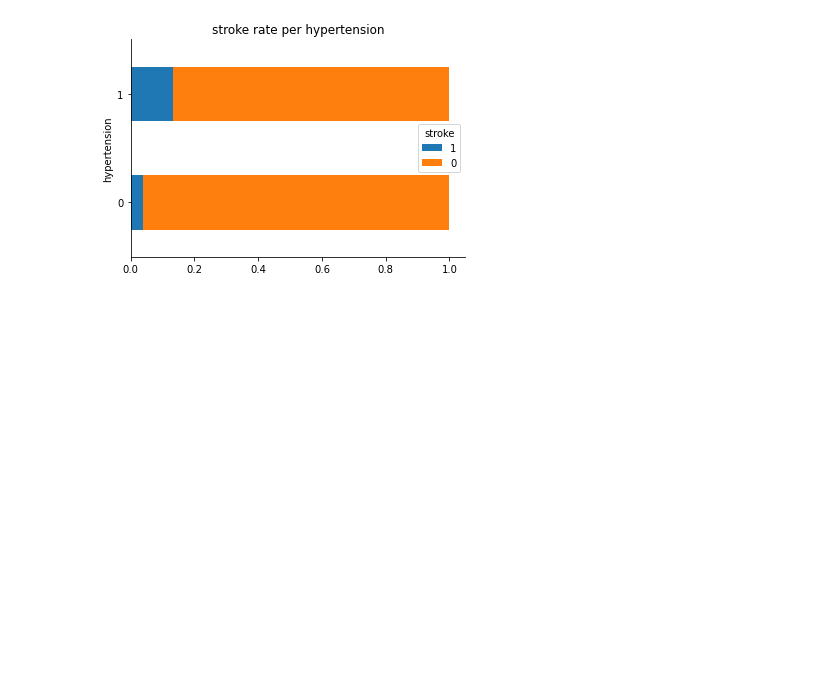
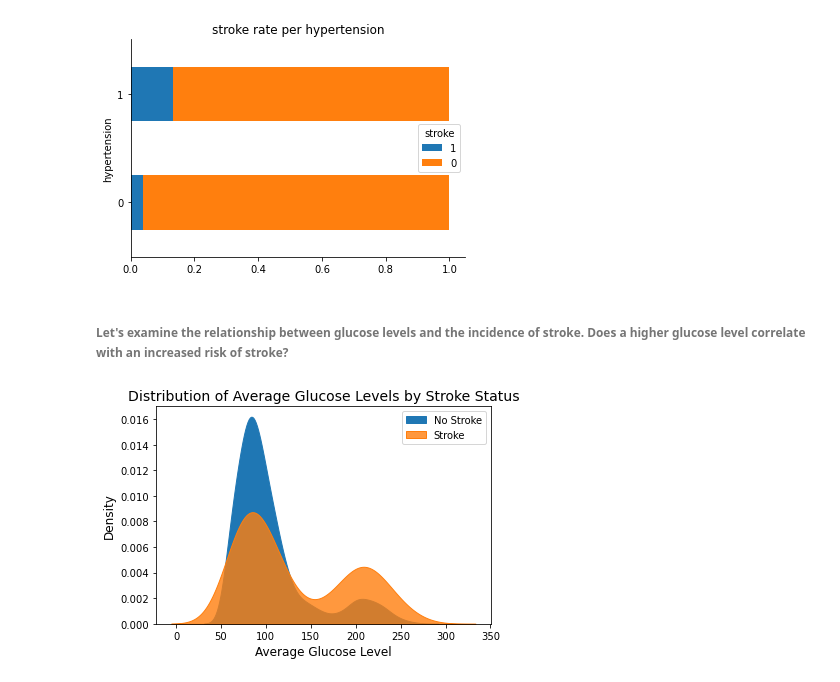
Before and after one commit to MaSOouD69/Capstone-Repo-Bootcamp-Project, a Jupyter notebook: capstone_Masoud_Arefi.ipynb, the cells around one changed output. Drawn from its saved outputs; the diff is of its cells as text; code cells hidden in the pictures; blank space fills up the shorter version.

```diff
--- a/capstone_Masoud_Arefi.ipynb
+++ b/capstone_Masoud_Arefi.ipynb
@@ -439,3 +448,24 @@ sns.despine()
 plt.show()
 # %% [output]
 [figure]
+# %% [markdown]
+###### Let's examine the relationship between glucose levels and the incidence of stroke. Does a higher glucose level correlate with an increased risk of stroke?
+# %%
+# Plotting the data
+# 'No Stroke' group
+sns.kdeplot(data=df[df['stroke'] == 0], x='avg_glucose_level', shade=True, alpha=1,label='No Stroke')
+# 'Stroke' group
+sns.kdeplot(data=df[df['stroke'] == 1], x='avg_glucose_level', shade=True, alpha=0.8, label='Stroke')
+
+# Setting the title and labels
+plt.title('Distribution of Average Glucose Levels by Stroke Status', fontsize=14)
+plt.xlabel('Average Glucose Level', fontsize=12)
+plt.ylabel('Density', fontsize=12)
+
+# Adding a legend to show which color corresponds to which group
+plt.legend()
+
+# Display the plot
+plt.show()
+# %% [output]
+[figure, added]
```
Also changed, not shown: parts of 7 cells of this notebook.
